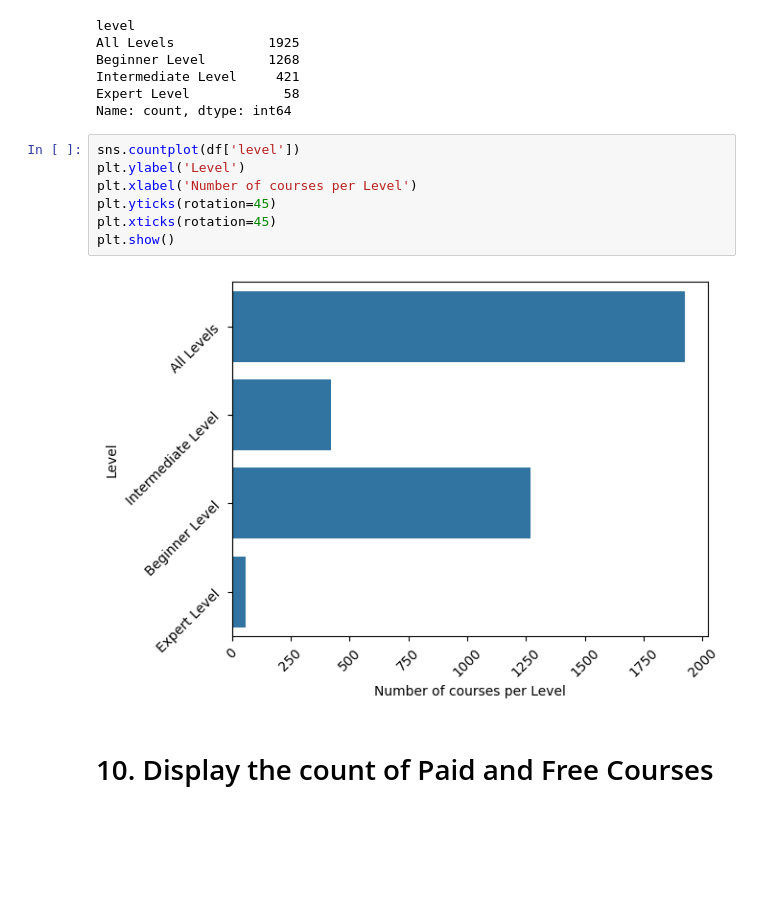
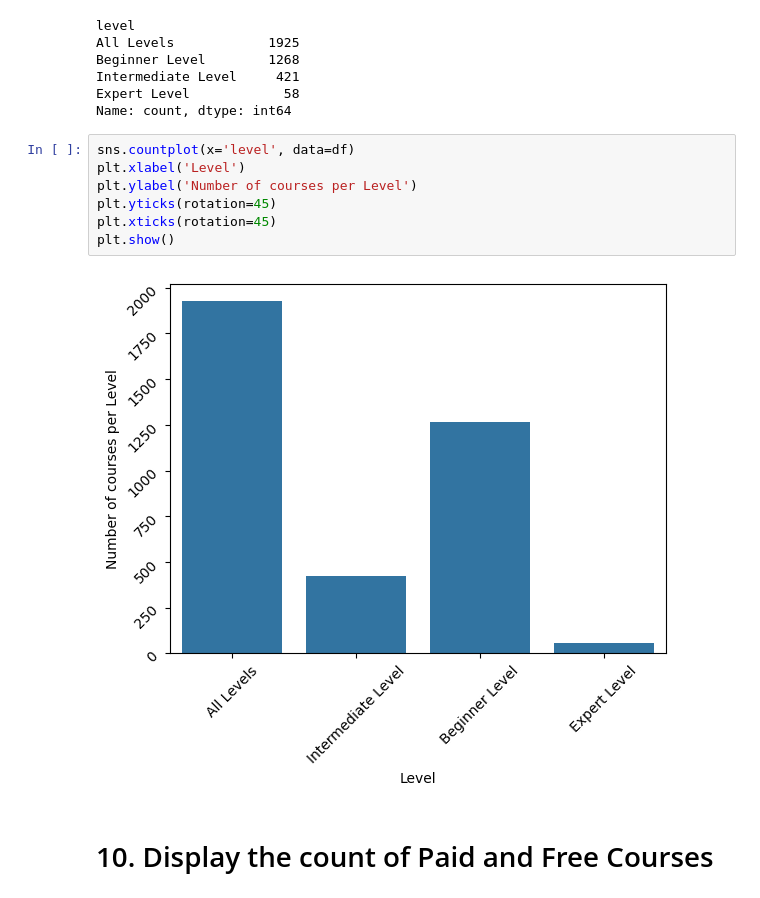
Before and after one commit to AditChheda/Pandas, a Jupyter notebook: Case_Study_6_UdemyCourses/case_study_6.ipynb, the cells around one changed output. Saved outputs shown, nothing was run; the diff lists cells and outputs as text; blank space fills up the shorter version.

```diff
--- a/Case_Study_6_UdemyCourses/case_study_6.ipynb
+++ b/Case_Study_6_UdemyCourses/case_study_6.ipynb
@@ -234,14 +234,14 @@ Intermediate Level     421
 Expert Level            58
 Name: count, dtype: int64
 # %%
-sns.countplot(df['level'])
-plt.ylabel('Level')
-plt.xlabel('Number of courses per Level')
+sns.countplot(x='level', data=df)
+plt.xlabel('Level')
+plt.ylabel('Number of courses per Level')
 plt.yticks(rotation=45)
 plt.xticks(rotation=45)
 plt.show()
 # %% [output]
-[figure, old version]
+[figure, new version]
 # %% [markdown]
 # 10. Display the count of Paid and Free Courses
 # %%
```
Also changed, not shown: parts of 4 cells of this notebook.
